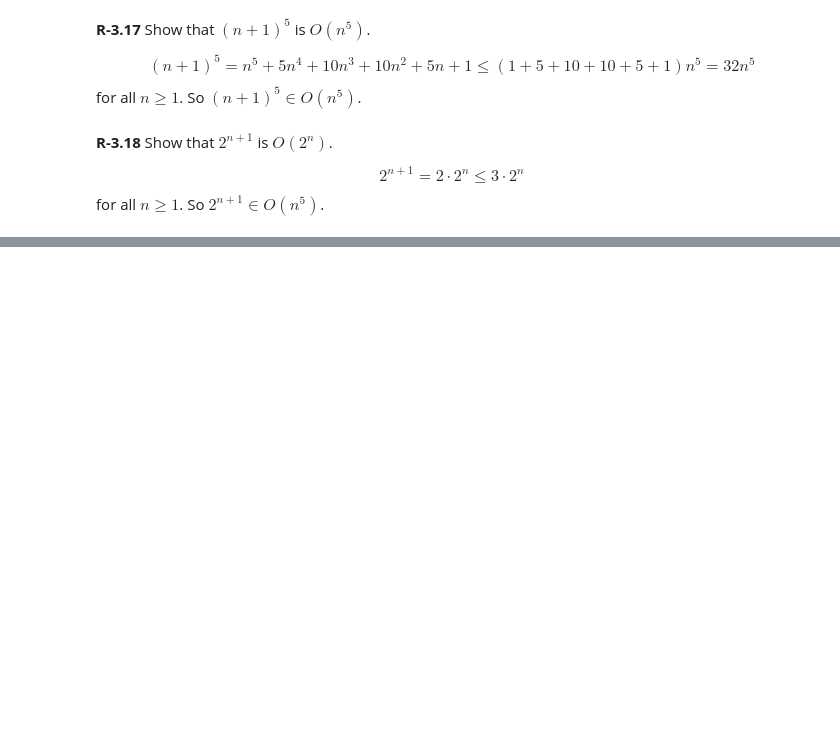
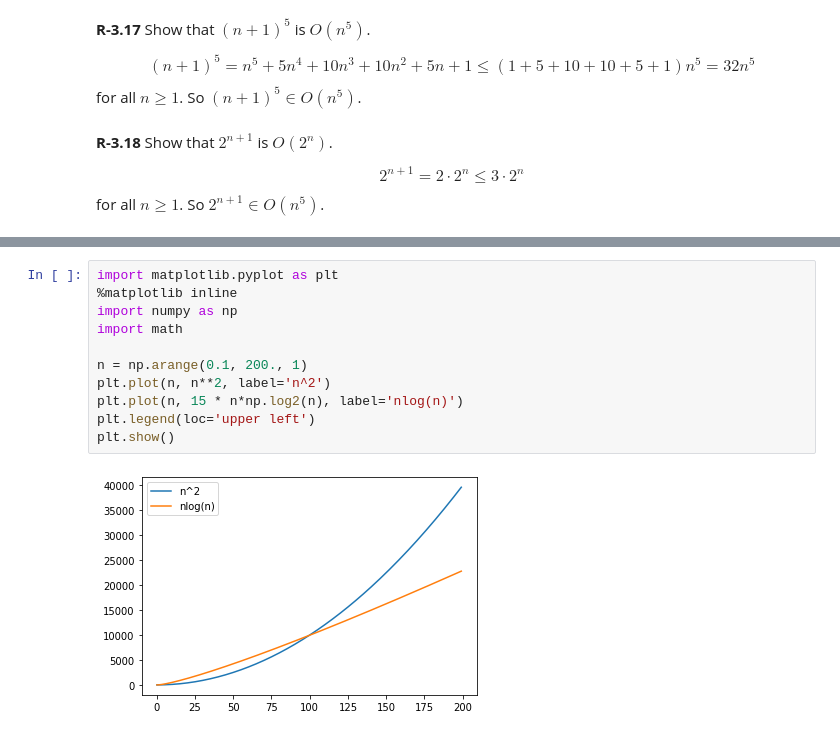
Before and after one commit to largecats/data-structures-and-algorithms-notes, a Jupyter notebook: dsa-in-python/dsa_in_python.ipynb, the cells around one changed output, grey strips where cells are left out. Cells and saved outputs as stored; diff of their text form; blank space fills up the shorter version.

```diff
--- a/dsa-in-python/dsa_in_python.ipynb
+++ b/dsa-in-python/dsa_in_python.ipynb
@@ -3187,0 +3588,13 @@ for all $n\geq 1$. So $2^{n+1}\in O(n^5)$.
+# %%
+import matplotlib.pyplot as plt
+%matplotlib inline
+import numpy as np
+import math
+
+n = np.arange(0.1, 200., 1)
+plt.plot(n, n**2, label='n^2')
+plt.plot(n, 15 * n*np.log2(n), label='nlog(n)')
+plt.legend(loc='upper left')
+plt.show()
+# %% [output]
+[figure, added]
```
Also changed, not shown: parts of 32 cells of this notebook.
